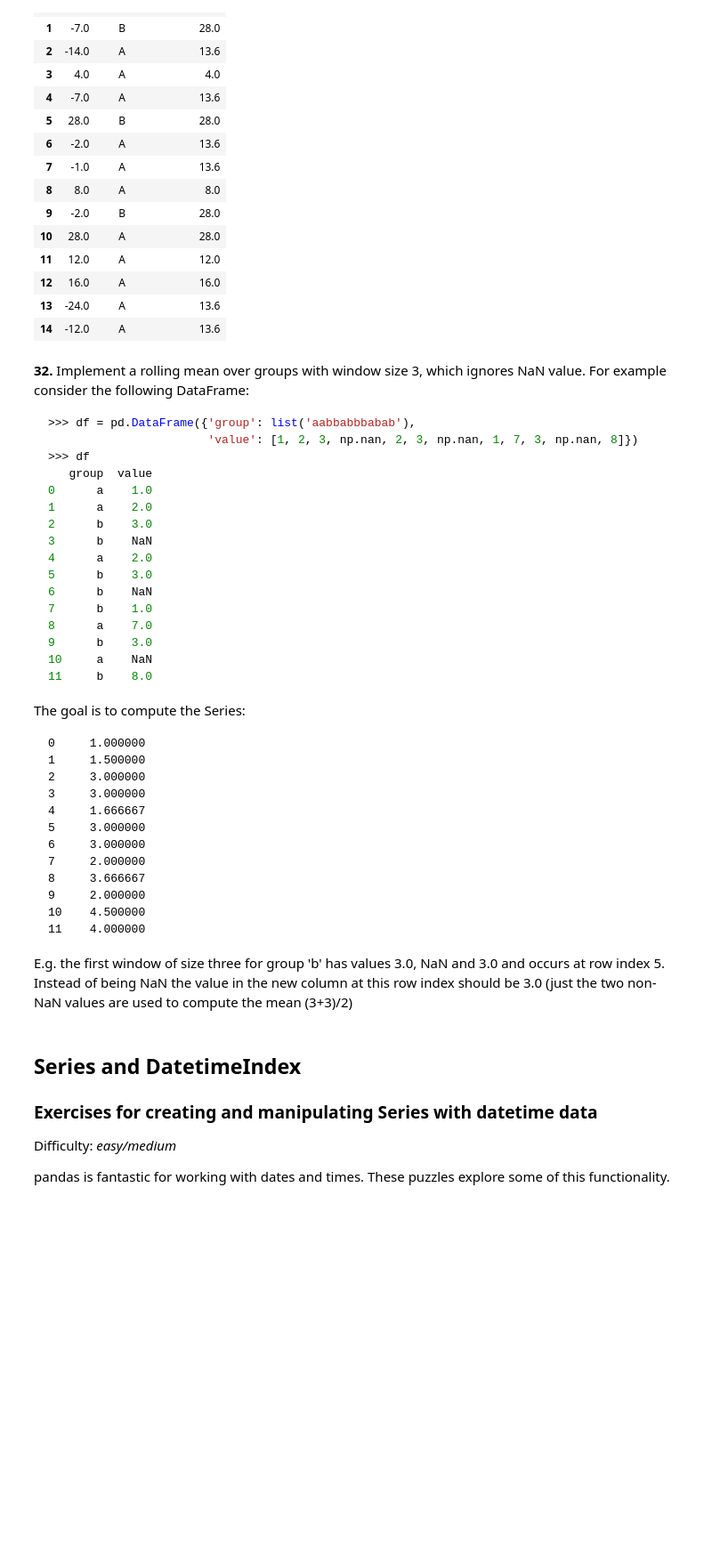
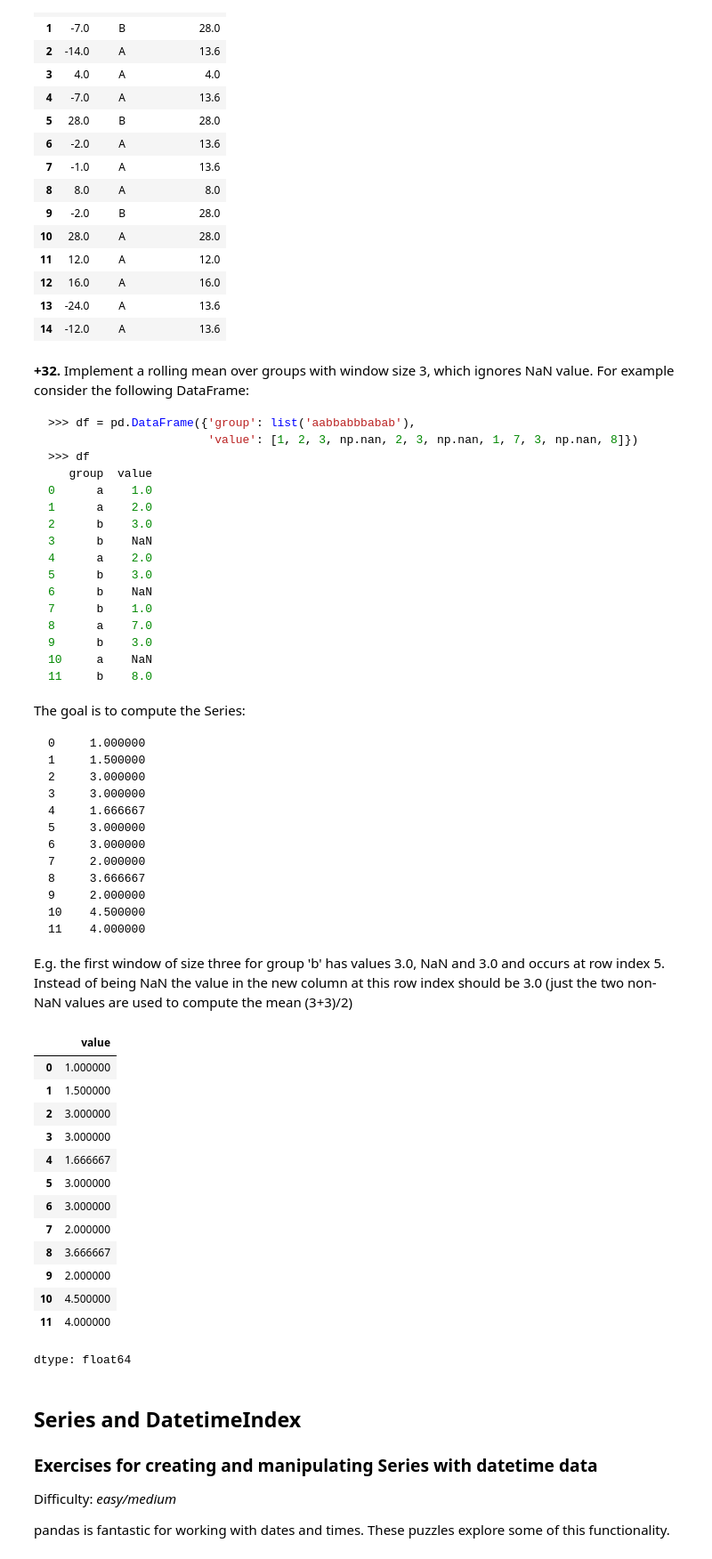
Before and after one commit to bogdan-kovalchuk/100-pandas-puzzles, a Jupyter notebook: 100-pandas-puzzles.ipynb, the cells around one changed output. Shown at 89% size. Cells and saved outputs as stored; diff of their text form; code cells hidden in the pictures; blank space fills up the shorter version.

````diff
--- a/100-pandas-puzzles.ipynb
+++ b/100-pandas-puzzles.ipynb
@@ -529,7 +529,7 @@ df
 | 13 | -24.0 | A | 13.6 |
 | 14 | -12.0 | A | 13.6 |
 # %% [markdown]
-**32.** Implement a rolling mean over groups with window size 3, which ignores NaN value. For example consider the following DataFrame:
+**+32.** Implement a rolling mean over groups with window size 3, which ignores NaN value. For example consider the following DataFrame:
 
 ```python
 >>> df = pd.DataFrame({'group': list('aabbabbbabab'),
@@ -566,6 +566,31 @@ The goal is to compute the Series:
 11    4.000000
 ```
 E.g. the first window of size three for group 'b' has values 3.0, NaN and 3.0 and occurs at row index 5. Instead of being NaN the value in the new column at this row index should be 3.0 (just the two non-NaN values are used to compute the mean (3+3)/2)
+# %%
+df = pd.DataFrame({'group': list('aabbabbbabab'),
+                   'value': [1, 2, 3, np.nan, 2, 3, np.nan, 1, 7, 3, np.nan, 8]})
+
+g1 = df.groupby(['group'])['value']
+g2 = df.fillna(0).groupby(['group'])['value']
+
+s = g2.rolling(3, min_periods=1).sum() / g1.rolling(3, min_periods=1).count()
+
+s.reset_index(level=0, drop=True).sort_index()
+# %% [output]
+|  | value |
+| 0 | 1.000000 |
+| 1 | 1.500000 |
+| 2 | 3.000000 |
+| 3 | 3.000000 |
+| 4 | 1.666667 |
+| 5 | 3.000000 |
+| 6 | 3.000000 |
+| 7 | 2.000000 |
+| 8 | 3.666667 |
+| 9 | 2.000000 |
+| 10 | 4.500000 |
+| 11 | 4.000000 |
+dtype: float64
 # %% [markdown]
 ## Series and DatetimeIndex
 
````
Also changed, not shown: parts of 3 cells of this notebook.
